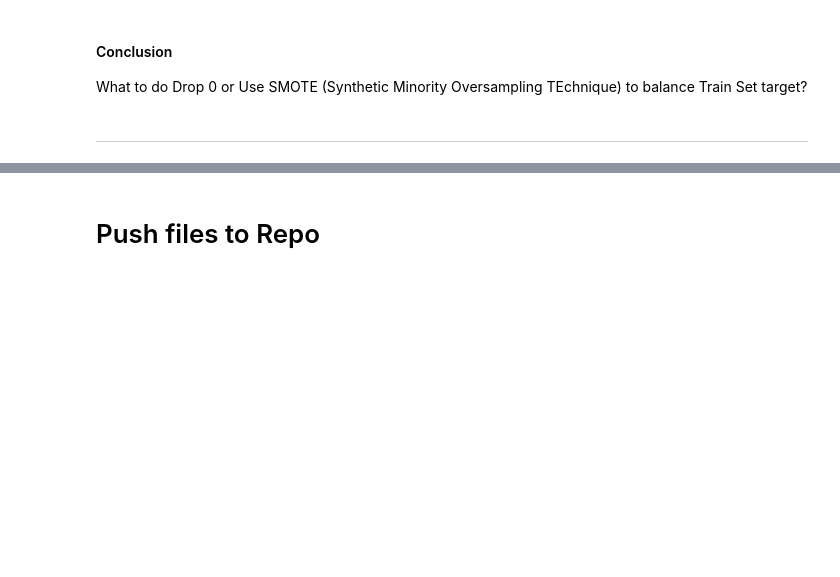
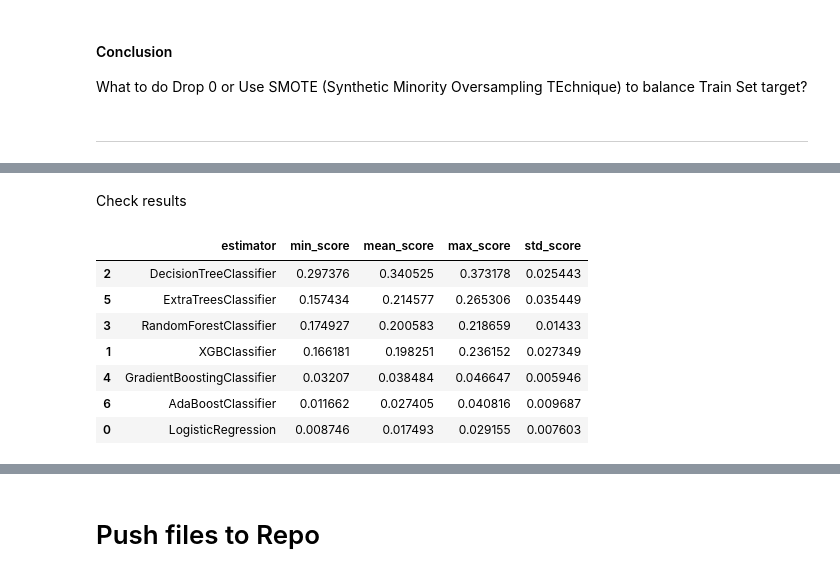
Before and after one commit to Ko11e/Student-Performance, a Jupyter notebook: jupyter_notebooks/06 - Modeling and Evaluation - Predict Score Improvment.ipynb, the cells around one changed output, grey strips where cells are left out. Saved outputs shown, nothing was run; the diff lists cells and outputs as text; code cells hidden in the pictures; blank space fills up the shorter version.

Commit message:
Check first attempt with unbalanced target distribution

```diff
--- a/jupyter_notebooks/06 - Modeling and Evaluation - Predict Score Improvment.ipynb
+++ b/jupyter_notebooks/06 - Modeling and Evaluation - Predict Score Improvment.ipynb
@@ -248,0 +253,26 @@ What to do Drop 0 or Use SMOTE (Synthetic Minority Oversampling TEchnique) to ba
+# %%
+models_quick_search = {
+    "LogisticRegression": LogisticRegression(random_state=0),
+    "XGBClassifier": XGBClassifier(random_state=0),
+    "DecisionTreeClassifier": DecisionTreeClassifier(random_state=0),
+    "RandomForestClassifier": RandomForestClassifier(random_state=0),
+    "GradientBoostingClassifier": GradientBoostingClassifier(random_state=0),
+    "ExtraTreesClassifier": ExtraTreesClassifier(random_state=0),
+    "AdaBoostClassifier": AdaBoostClassifier(random_state=0),
+}
+
+params_quick_search = {
+    "LogisticRegression": {},
+    "XGBClassifier": {},
+    "DecisionTreeClassifier": {},
+    "RandomForestClassifier": {},
+    "GradientBoostingClassifier": {},
+    "ExtraTreesClassifier": {},
+    "AdaBoostClassifier": {},
+}
+# %%
+from sklearn.metrics import make_scorer, recall_score
+search = HyperparameterOptimizationSearch(models=models_quick_search, params=params_quick_search)
+search.fit(X_train, y_train,
+           scoring =  make_scorer(recall_score, pos_label=1),
+           n_jobs=-1, cv=5)
@@ -248,0 +297,14 @@ What to do Drop 0 or Use SMOTE (Synthetic Minority Oversampling TEchnique) to ba
+# %% [markdown]
+Check results
+# %%
+grid_search_summary, grid_search_pipelines = search.score_summary(sort_by='mean_score')
+grid_search_summary
+# %% [output]
+|  | estimator | min_score | mean_score | max_score | std_score |
+| 2 | DecisionTreeClassifier | 0.297376 | 0.340525 | 0.373178 | 0.025443 |
+| 5 | ExtraTreesClassifier | 0.157434 | 0.214577 | 0.265306 | 0.035449 |
+| 3 | RandomForestClassifier | 0.174927 | 0.200583 | 0.218659 | 0.01433 |
+| 1 | XGBClassifier | 0.166181 | 0.198251 | 0.236152 | 0.027349 |
+| 4 | GradientBoostingClassifier | 0.03207 | 0.038484 | 0.046647 | 0.005946 |
+| 6 | AdaBoostClassifier | 0.011662 | 0.027405 | 0.040816 | 0.009687 |
+| 0 | LogisticRegression | 0.008746 | 0.017493 | 0.029155 | 0.007603 |
```
Also changed, not shown: parts of 4 cells of this notebook.
